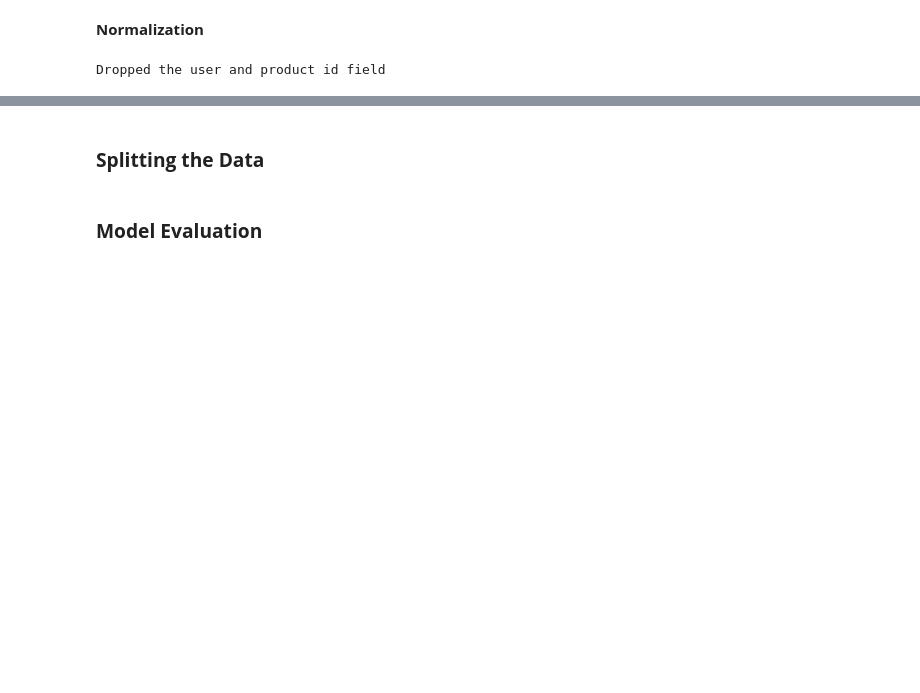
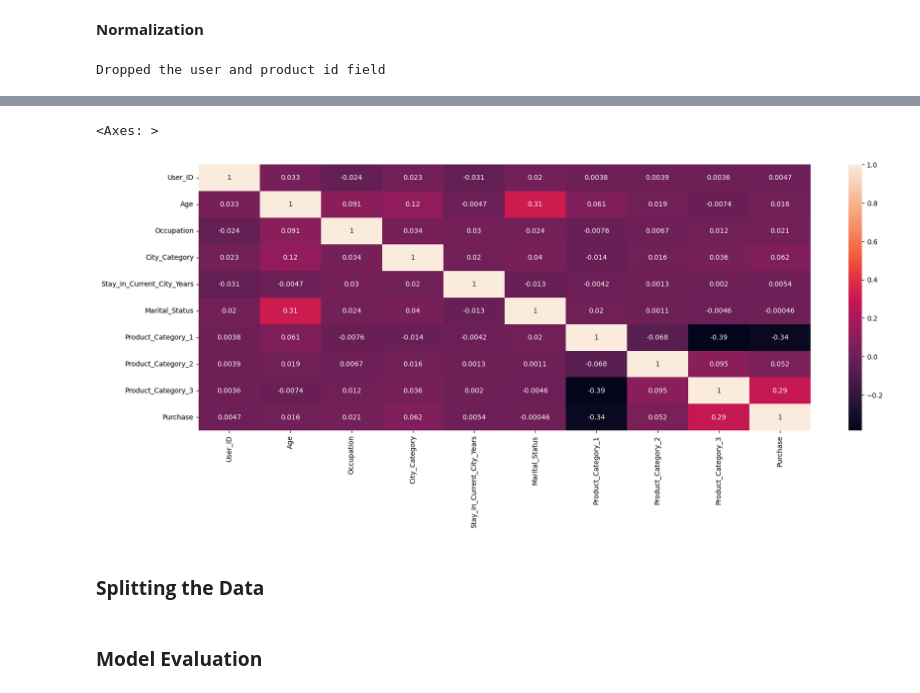
Before and after one commit to ManojDarshanR/Black-Friday-Sales-Prediction, a Jupyter notebook: BlackFridayDataAnalytics.ipynb, the cells around one changed output, grey strips where cells are left out. Saved outputs shown, nothing was run; the diff lists cells and outputs as text; code cells hidden in the pictures; blank space fills up the shorter version.

```diff
--- a/BlackFridayDataAnalytics.ipynb
+++ b/BlackFridayDataAnalytics.ipynb
@@ -208,0 +220,3 @@ train_dropped_df
+# %%
+corr = df.corr()
+corr
@@ -209,3 +235,9 @@ train_dropped_df
+# %%
+plt.figure(figsize=(20,7))
+sns.heatmap(corr, annot=True)
+# %% [output]
+<Axes: >
+[figure, added]
 # %% [markdown]
 ### **Splitting the Data**
 # %%
```
Also changed, not shown: parts of 33 cells of this notebook.
